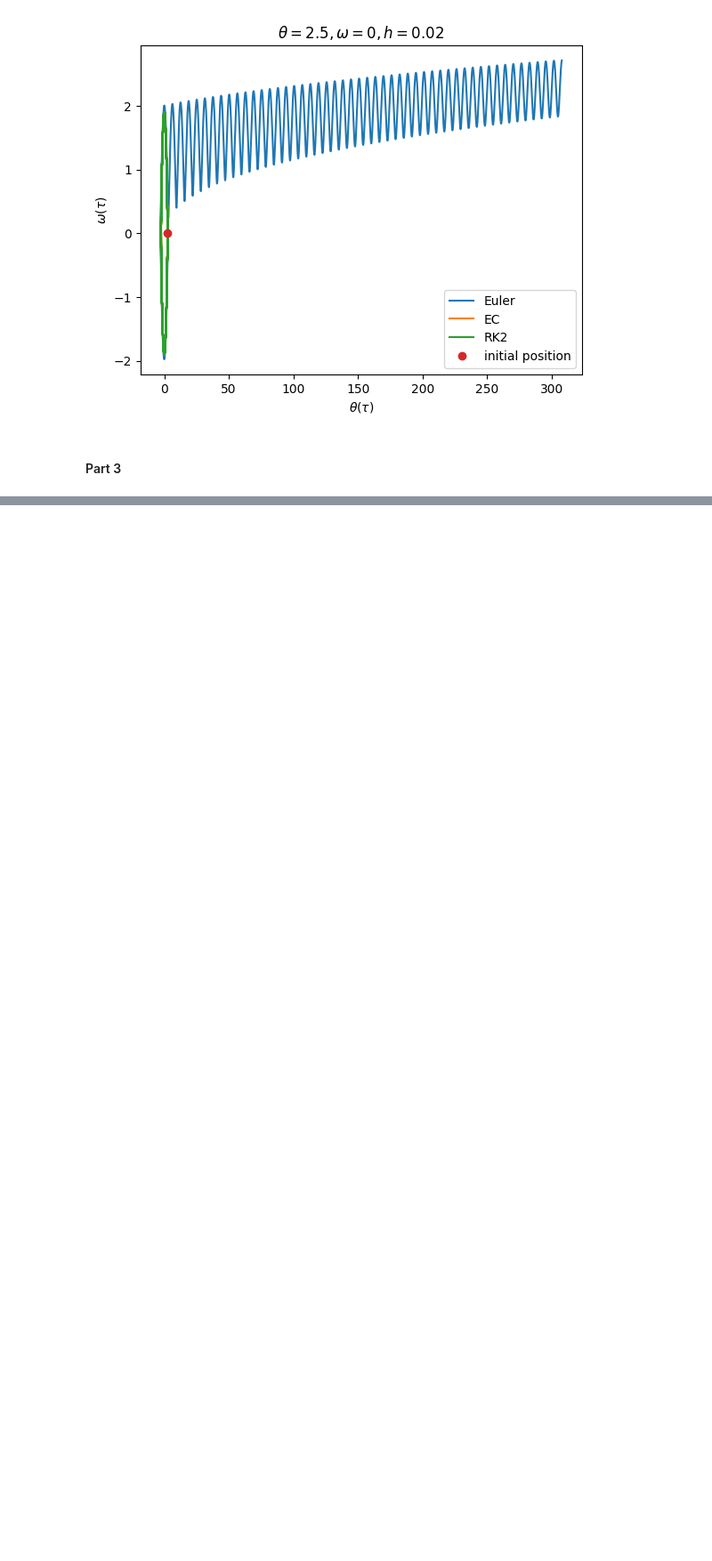
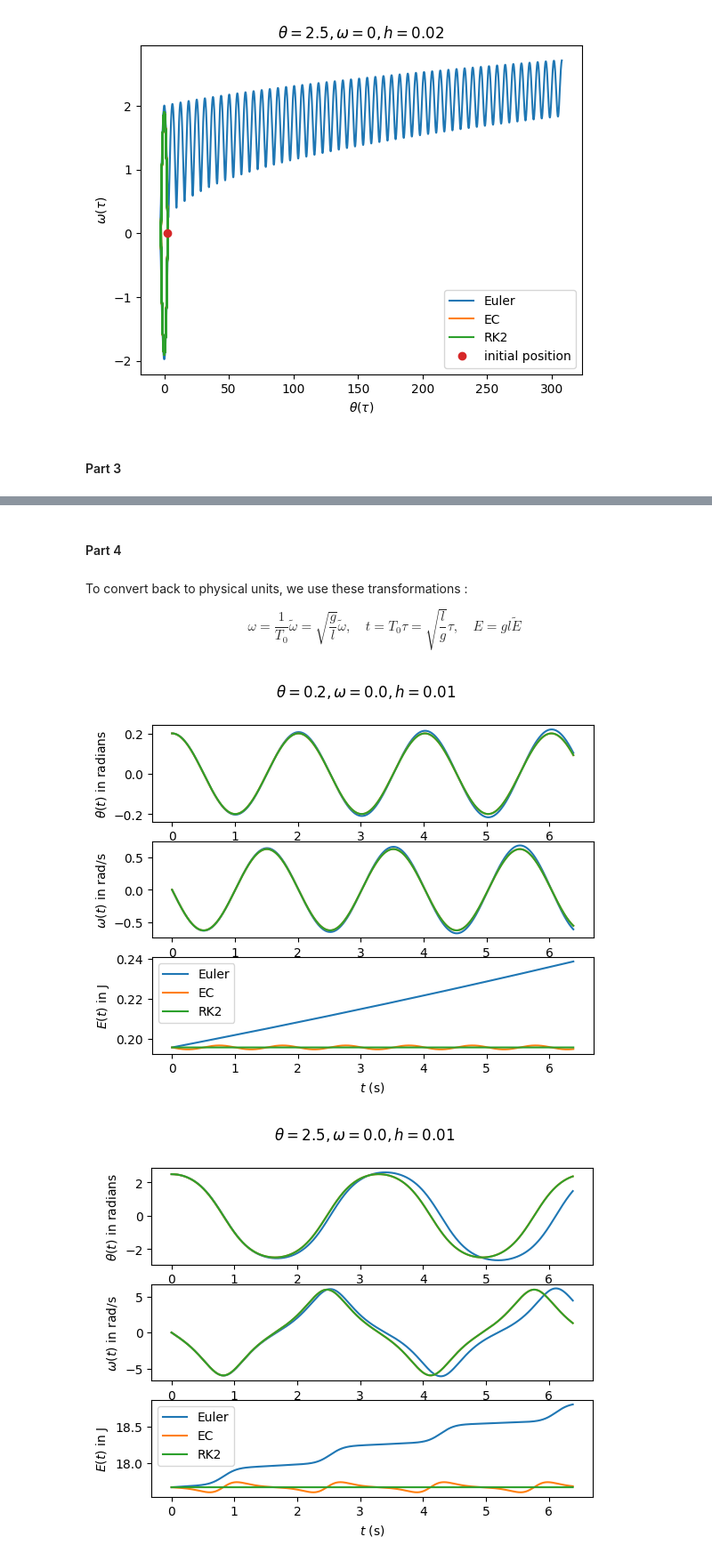
Before and after one commit to pranav-joshi-iitgn/PH509, a Jupyter notebook: Assignment2/A2.ipynb, the cells around one changed output, grey strips where cells are left out. Shown at 89% size. Drawn from its saved outputs; the diff is of its cells as text; code cells hidden in the pictures; blank space fills up the shorter version.

```diff
--- a/Assignment2/A2.ipynb
+++ b/Assignment2/A2.ipynb
@@ -62,7 +62,7 @@ def step(i,t,x,dydt,method,dt):
     elif method == "LF": # Leap Frog
         theta, omega = x[i]
         theta_intermediate = theta + dt*omega/2
-        k1_theta,k1_omega = dydt(t[i],np.array(theta_intermediate,omega))*dt
+        k1_theta,k1_omega = dydt(t[i],np.array((theta_intermediate,omega)))*dt
         omega_new = omega + k1_omega
         theta_new = theta_intermediate + omega_new*dt/2
         return (theta_new,omega_new)
@@ -581,0 +590,63 @@ PlotFor([2.5,0], h=0.02, tau_max=200) # theta_0 = 2.5, h=0.02
+# %% [markdown]
+#### Part 4
+# %% [markdown]
+To convert back to physical units, we use these transformations :
+
+$$
+\omega = \frac{1}{T_0} \tilde \omega = \sqrt{\frac{g}{l}} \tilde \omega,
+\quad
+t = {T_0} \tau=  \sqrt{\frac{l}{g}} \tau,
+\quad
+E = gl \tilde E
+$$
+# %%
+
+def PlotFor_physical(
+    y_0=[
+        0.1, # radians
+        0 # radians per second
+    ],
+    l = 1, # meters
+    g = 9.81, # ms^-2
+    tau_max=20,h=0.01):
+    T_0 = (l/g)**0.5 # seconds
+    t,res = adimAharmonic(visualise=False, y_0=y_0, t_max = tau_max, dt = h, methods = ["Euler","EC","RK2"])
+    t = t * T_0
+    for method in res :
+        res[method][:,1] *= (1/T_0)
+    plt.figure()
+    plt.subplot(3,1,1)
+    for method in res :
+        plt.plot(t,res[method][:,0], label=method)
+    plt.ylabel(r"$\theta(t)$ in radians")
+    plt.subplot(3,1,2)
+    for method in res :
+        plt.plot(t,res[method][:,1], label=method)
+    plt.ylabel(r"$\omega(t)$ in rad/s")
+    plt.subplot(3,1,3)
+    for method in res:
+        theta = res[method][:,0]
+        omega = res[method][:,1]
+        E = g*l*(1-np.cos(theta)) + ((l*omega)**2)/2
+        plt.plot(t, E,label=method)
+    plt.ylabel(r"$E(t)$ in J")
+    plt.xlabel(r"$t$ (s)")
+    plt.legend()
+    plt.suptitle(r"$\theta=" + str(y_0[0]) + r",\omega=" + str(y_0[1]/T_0) + f",h={h}$")
+    # No need to plot the phase potrait this time
+    # plt.figure()
+    # plt.title(r"$\theta=" + str(y_0[0]) + r",\omega=" + str(y_0[1]) + f",h={h}$")
+    # for method in res:
+    #     theta = res[method][:,0]
+    #     omega = res[method][:,1]
+    #     plt.plot(theta, omega, '-', label=method)
+    # plt.plot([y_0[0]],[y_0[1]],'o',label="initial position")
+    # plt.legend()
+    # plt.xlabel(r"$\theta(t)$ in radians")
+    # plt.ylabel(r"$\omega(t)$ in rad/s")
+
+PlotFor_physical(y_0 = [0.2,0])
+PlotFor_physical(y_0 = [2.5,0])
+# %% [output]
+[figure, added]
+[figure, added]
```
Also changed, not shown: parts of 9 cells of this notebook.
